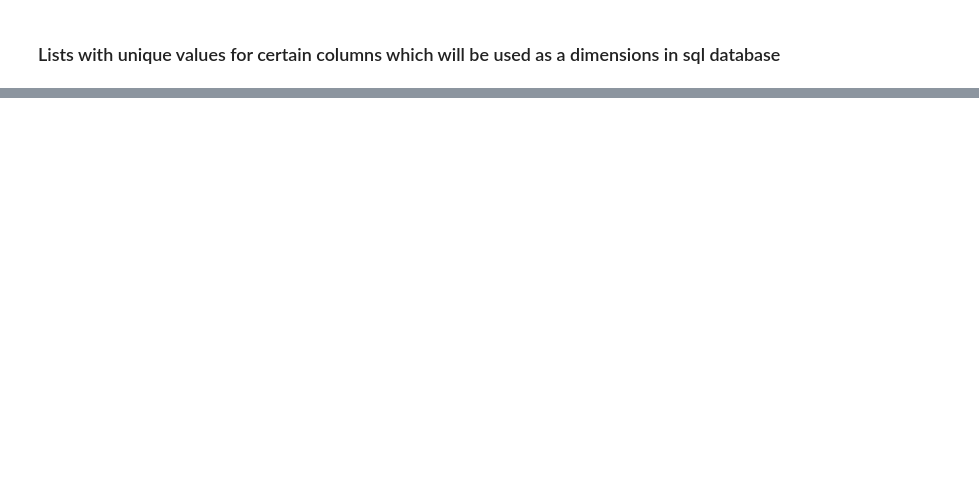
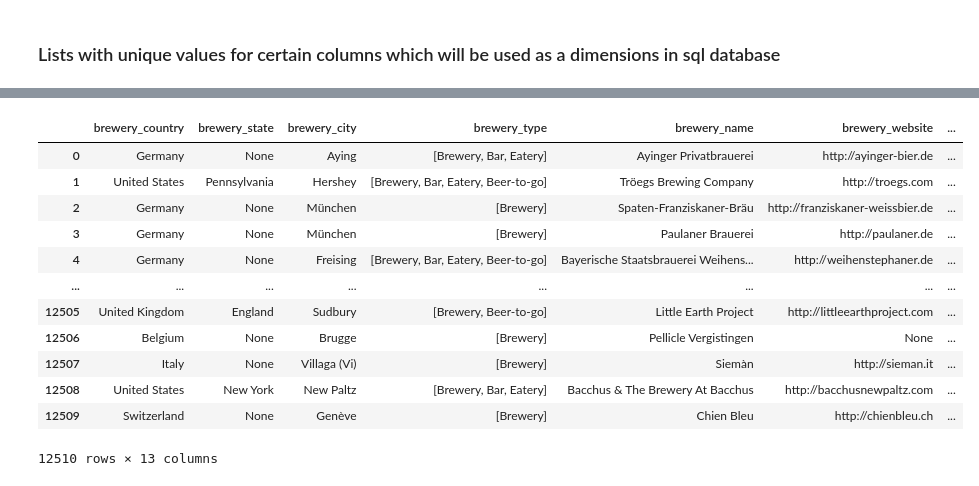
Before and after one commit to wjudt/projects_repo, a Jupyter notebook: beer_ranking_web_scraping/SQL_database_preparation.ipynb, the cells around one changed output, grey strips where cells are left out. Drawn from its saved outputs; the diff is of its cells as text; code cells hidden in the pictures; blank space fills up the shorter version.

```diff
--- a/beer_ranking_web_scraping/SQL_database_preparation.ipynb
+++ b/beer_ranking_web_scraping/SQL_database_preparation.ipynb
@@ -89,0 +427,4 @@ NameError: name 'traverse_objects' is not defined
+# %%
+brewery_df.to_hdf('./hdf_files/brewery_df.h5', key='df', mode='w')
+brewery_df = pd.read_hdf('./hdf_files/brewery_df.h5', key='df', mode='r')
+brewery_df.head()
@@ -89,0 +440,16 @@ NameError: name 'traverse_objects' is not defined
+# %%
+# Define the country_DIM select query.
+country_DIM_select_query = "SELECT * FROM [beer_db].[dbo].[country_DIM]"
+
+# Execute the query.
+country_DIM_select = cursor.execute(country_DIM_select_query).fetchall()
+
+#Add FK_country_id column into brewery_df
+brewery_df['FK_country_id'] = None
+for row in country_DIM_select:
+    if row[2]:
+        second_condition = (brewery_df['brewery_state'] == row[2])
+    else:
+        second_condition = ~(brewery_df['brewery_state'] == row[2])
+    country_id_mask = (brewery_df['brewery_country'] == row[1]) & second_condition
+    brewery_df['FK_country_id'].loc[country_id_mask] = row[0]
@@ -89,0 +458,12 @@ NameError: name 'traverse_objects' is not defined
+# %%
+# Define the city_DIM select query.
+city_DIM_select_query = "SELECT * FROM [beer_db].[dbo].[city_DIM]"
+
+# Execute the query.
+city_DIM_select = cursor.execute(city_DIM_select_query).fetchall()
+
+#Add FK_city_id column into brewery_df
+brewery_df['FK_city_id'] = None
+for row in city_DIM_select:
+    city_id_mask = brewery_df['brewery_city'] == row[1]
+    brewery_df['FK_city_id'].loc[city_id_mask] = row[0]
@@ -89,0 +502,16 @@ NameError: name 'traverse_objects' is not defined
+# %%
+brewery_df
+# %% [output]
+|  | brewery_country | brewery_state | brewery_city | brewery_type | brewery_name | brewery_website | ... |
+| 0 | Germany | None | Aying | [Brewery, Bar, Eatery] | Ayinger Privatbrauerei | http://ayinger-bier.de | ... |
+| 1 | United States | Pennsylvania | Hershey | [Brewery, Bar, Eatery, Beer-to-go] | Tröegs Brewing Company | http://troegs.com | ... |
+| 2 | Germany | None | München | [Brewery] | Spaten-Franziskaner-Bräu | http://franziskaner-weissbier.de | ... |
+| 3 | Germany | None | München | [Brewery] | Paulaner Brauerei | http://paulaner.de | ... |
+| 4 | Germany | None | Freising | [Brewery, Bar, Eatery, Beer-to-go] | Bayerische Staatsbrauerei Weihens... | http://weihenstephaner.de | ... |
+| ... | ... | ... | ... | ... | ... | ... | ... |
+| 12505 | United Kingdom | England | Sudbury | [Brewery, Beer-to-go] | Little Earth Project | http://littleearthproject.com | ... |
+| 12506 | Belgium | None | Brugge | [Brewery] | Pellicle Vergistingen | None | ... |
+| 12507 | Italy | None | Villaga (Vi) | [Brewery] | Siemàn | http://sieman.it | ... |
+| 12508 | United States | New York | New Paltz | [Brewery, Bar, Eatery] | Bacchus & The Brewery At Bacchus | http://bacchusnewpaltz.com | ... |
+| 12509 | Switzerland | None | Genève | [Brewery] | Chien Bleu | http://chienbleu.ch | ... |
+12510 rows × 13 columns
```
Also changed, not shown: parts of 28 cells of this notebook, 6 other files.
